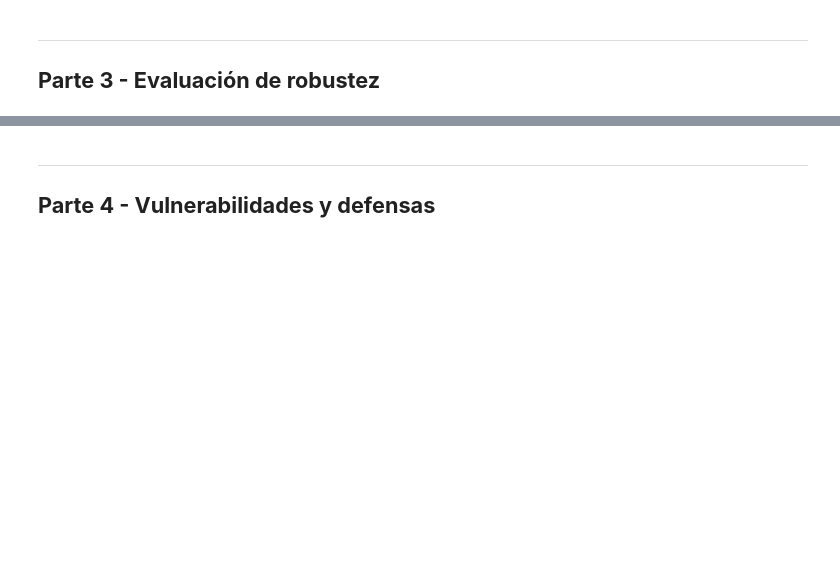
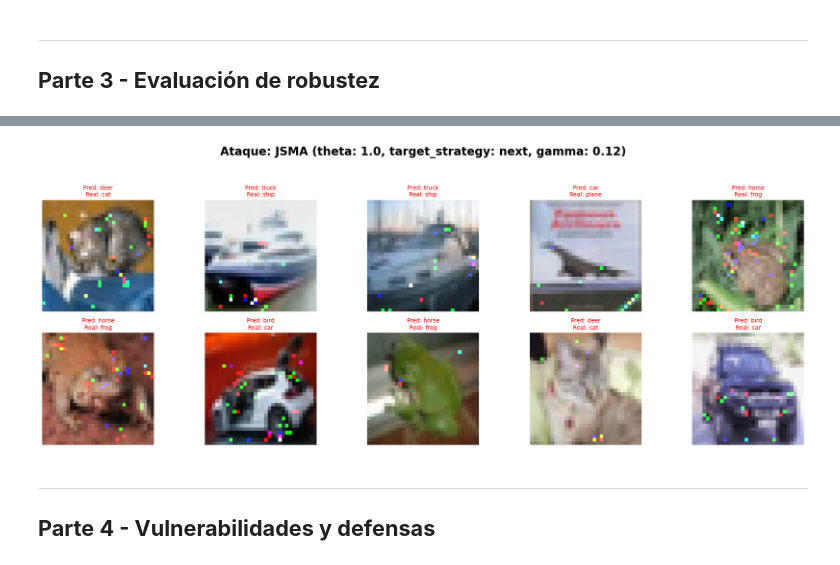
Before and after one commit to alvaroG-IA/CNN-Adversarial-Attacks-Defense, a Jupyter notebook: notebook.ipynb, the cells around one changed output, grey strips where cells are left out. Saved outputs shown, nothing was run; the diff lists cells and outputs as text; code cells hidden in the pictures; blank space fills up the shorter version.

```diff
--- a/notebook.ipynb
+++ b/notebook.ipynb
@@ -432,24 +439,19 @@ La elección de JSMA responde a dos objetivos estratégicos:
 - **Ataque Quirúrgico**: Evaluar si el modelo puede ser engañado alterando apenas una fracción mínima de la imagen (píxeles críticos), lo que contrasta con el ruido distribuido del PGD
 - **Naturaleza Dirigida (Targeted)**: A diferencia de las pruebas anteriores, JSMA utiliza la matriz Jacobiana para forzar al modelo a predecir una clase objetivo específica (Targeted Success Rate), permitiendo medir no solo la fragilidad del modelo, sino también su manipulabilidad hacia resultados predeterminados por el atacante.
 # %%
-_ART_CLASSIFIER = None
-def get_art_classifier(model, criterion, optimizer):
-    global _ART_CLASSIFIER
-    if _ART_CLASSIFIER is None:
-        _ART_CLASSIFIER = PyTorchClassifier(
-            model=model,
-            clip_values=(0.0, 1.0),
-            loss=criterion,
-            optimizer=optimizer,
-            input_shape=(3, 32, 32), # Tamaño datos CIFAR-10
-            nb_classes=10,
-            device_type=device
-        )
-    return _ART_CLASSIFIER
+def jsma_attack(model: staticmethod, x: torch.tensor, y: torch.tensor, criterion: nn.Module, optimizer: torch.optim.Optimizer, device: str, gamma: float, theta: float, target_strategy: (str|int) ="next"):
 
-def jsma_attack(model: staticmethod, x: torch.tensor, y: torch.tensor, criterion: nn.Module, optimizer: torch.optim.Optimizer, gamma: float, theta: float, target_strategy: (str|int) ="next"):
+    current_device = "cpu" if device.type == "mps" else device.type
 
-    classifier = get_art_classifier(model, criterion, optimizer)
+    classifier = PyTorchClassifier(
+        model=model,
+        clip_values=(0.0, 1.0),
+        loss=criterion,
+        optimizer=optimizer,
+        input_shape=(3, 32, 32),
+        nb_classes=10,
+        device_type=current_device
+    )
 
     x_np = x.cpu().detach().numpy()
     y_np = y.cpu().detach().numpy()
@@ -497,3 +681,7 @@ Se ha modificado el flujo de datos para realizar la normalización estadística
+# %%
+visualize_predictions(model, test_loader, classes, device, jsma_attack, current_params)
+# %% [output]
+[figure, added]
 # %% [markdown]
 ---
 ## **Parte 4 - Vulnerabilidades y defensas**
```
Also changed, not shown: parts of 18 cells of this notebook.
